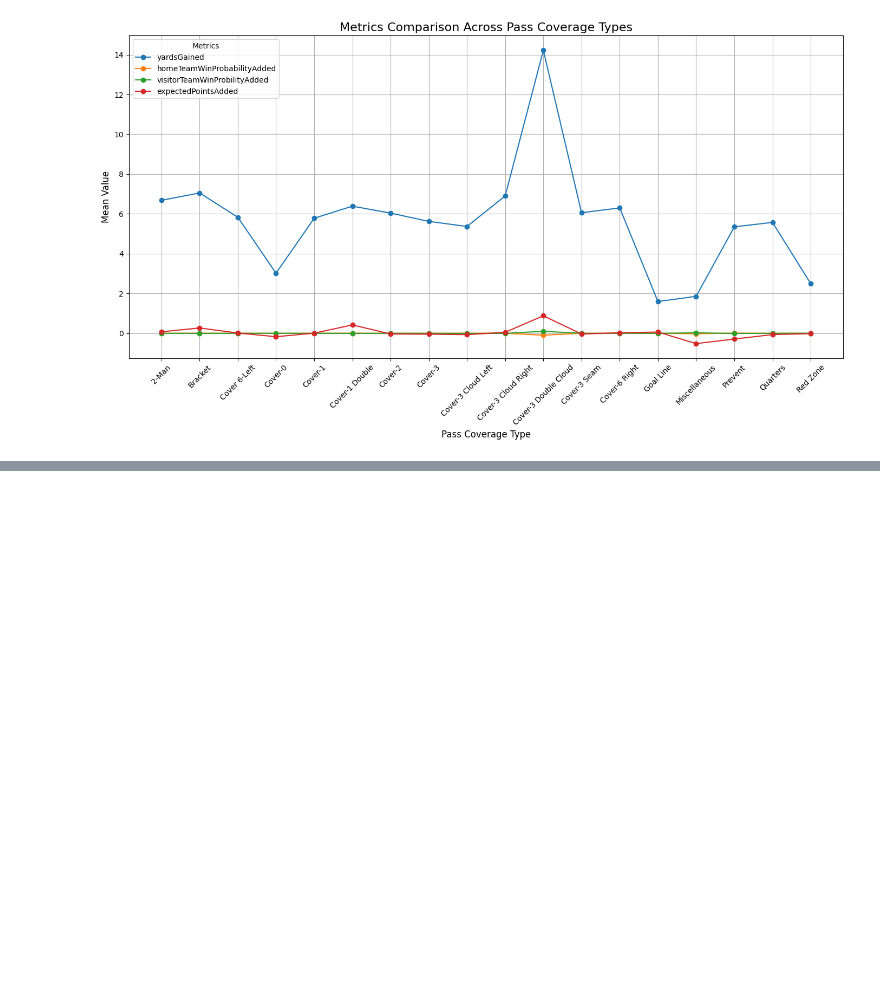
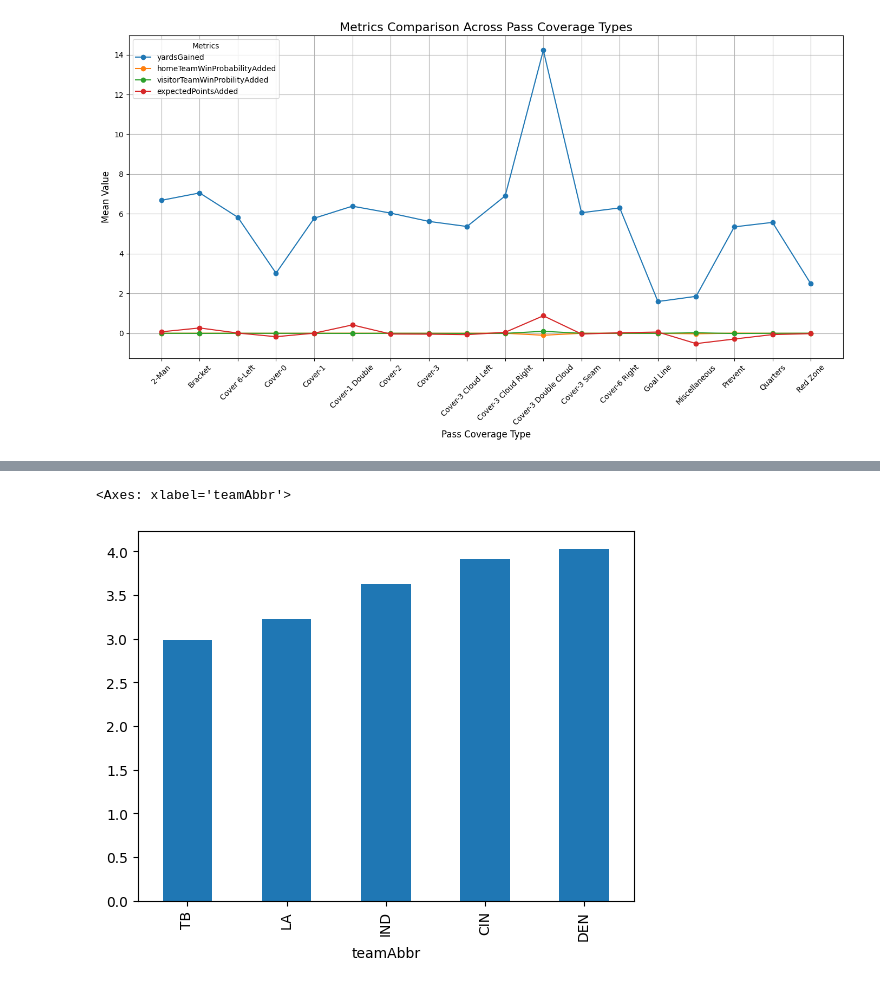
Before and after one commit to lanvu301/NFL-Big-Data-Bowl, a Jupyter notebook: script.ipynb, the cells around one changed output, grey strips where cells are left out. Drawn from its saved outputs; the diff is of its cells as text; code cells hidden in the pictures; blank space fills up the shorter version.

```diff
--- a/script.ipynb
+++ b/script.ipynb
@@ -259,0 +261,5 @@ Red Zone                                  0.004242            -0.017039
+# %%
+player_play[player_play['hadRushAttempt']==1].groupby(['teamAbbr']).rushingYards.mean().sort_values(ascending=True)[:5].plot(kind='bar')
+# %% [output]
+<Axes: xlabel='teamAbbr'>
+[figure, added]
```
Also changed, not shown: parts of 19 cells of this notebook.
